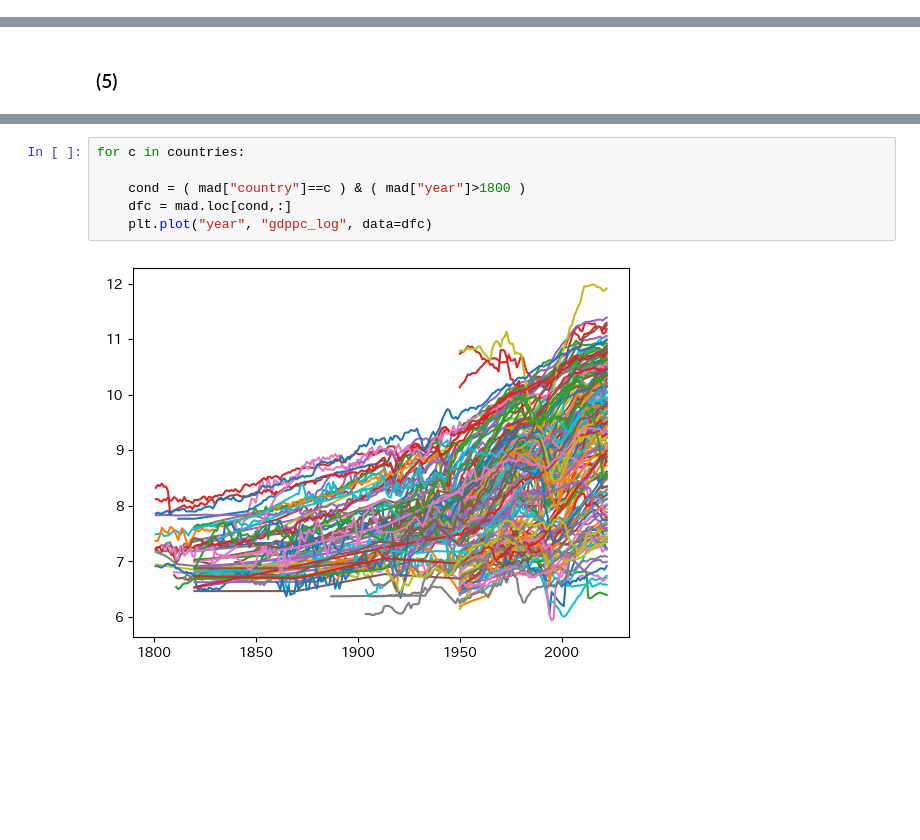
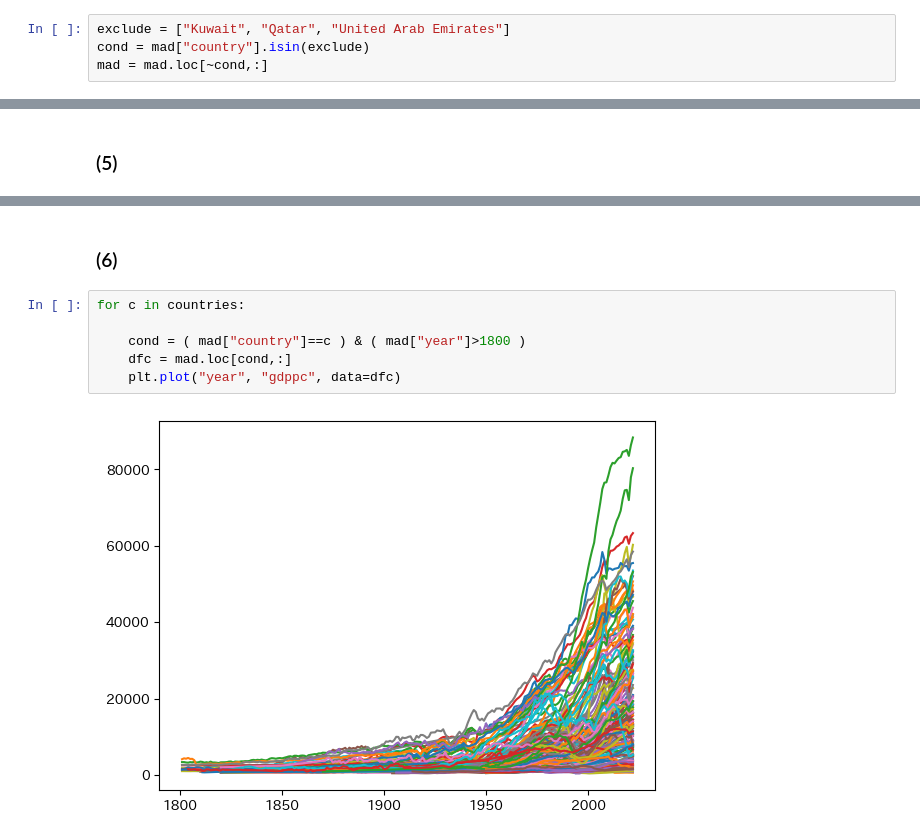
Before and after one commit to python-keizaigaku/notebooks, a Jupyter notebook: exercises_ch12.ipynb, the cells around one changed output, grey strips where cells are left out. Saved outputs shown, nothing was run; the diff lists cells and outputs as text; blank space fills up the shorter version.

```diff
--- a/exercises_ch12.ipynb
+++ b/exercises_ch12.ipynb
@@ -128,2 +123,6 @@ mad["gdppc_log"] = np.log( mad["gdppc"] )
+# %%
+exclude = ["Kuwait", "Qatar", "United Arab Emirates"]
+cond = mad["country"].isin(exclude)
+mad = mad.loc[~cond,:]
 # %% [markdown]
 ### (3)
@@ -149,8 +150,10 @@ for c in countries:
+# %% [markdown]
+### (6)
 # %%
 for c in countries:
 
     cond = ( mad["country"]==c ) & ( mad["year"]>1800 )
     dfc = mad.loc[cond,:]
-    plt.plot("year", "gdppc_log", data=dfc)
+    plt.plot("year", "gdppc", data=dfc)
 # %% [output]
-[figure, old version]
+[figure, new version]
```
Also changed, not shown: parts of 8 cells of this notebook, 6 other files.
